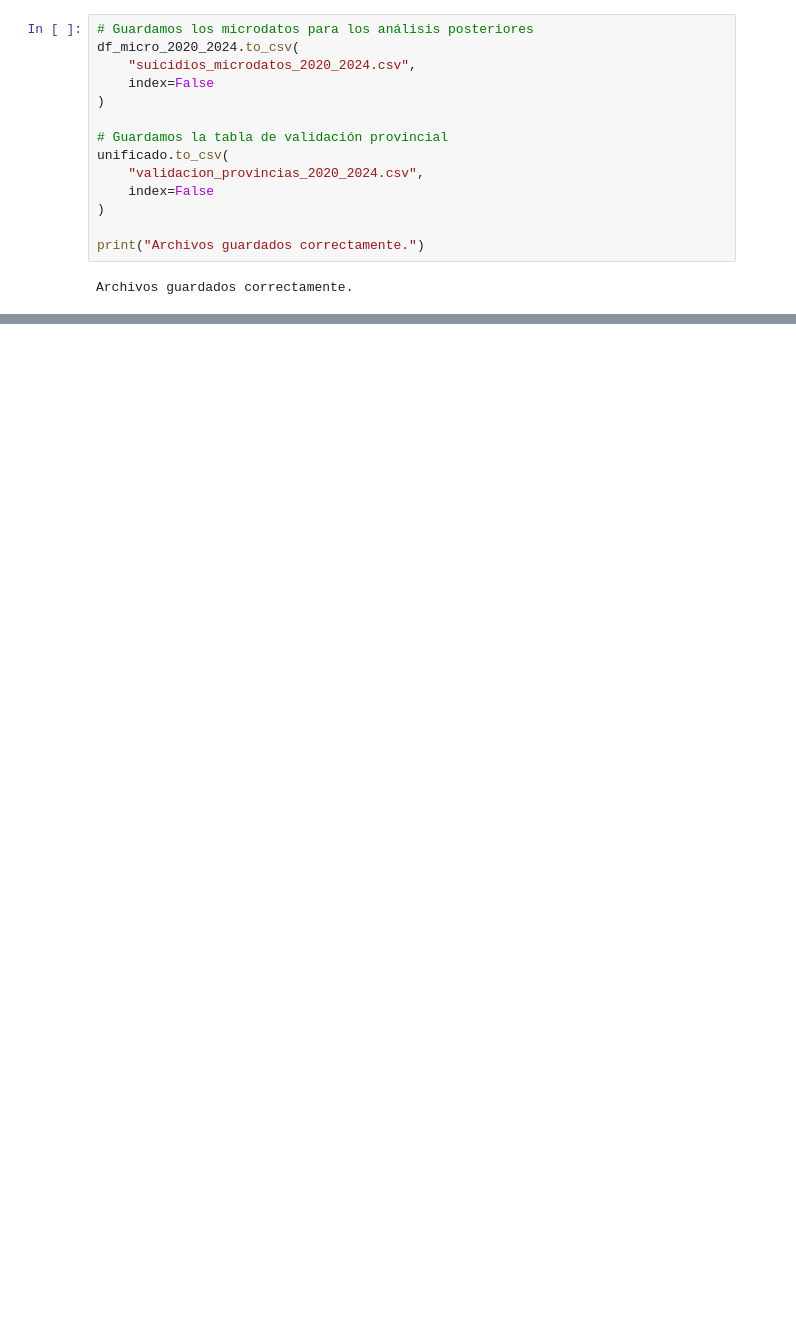
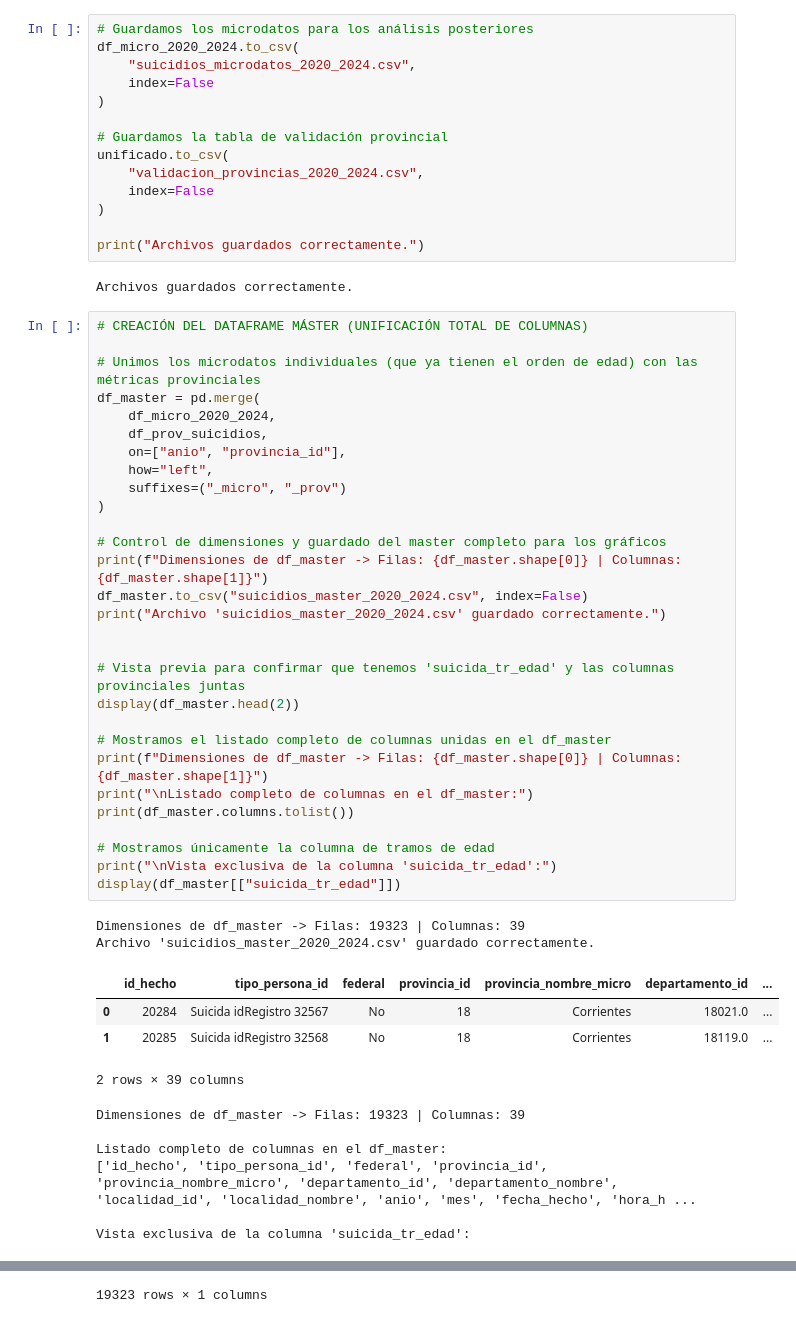
Before and after one commit to fce-laboratoriotp/tp-labo, a Jupyter notebook: notebook_prueba.ipynb, the cells around one changed output, grey strips where cells are left out. Cells and saved outputs as stored; diff of their text form; blank space fills up the shorter version.

Commit message:
creación y guardado del df_master junto con las vistas de control de columnas y de la columna de tramos de edad.

```diff
--- a/notebook_prueba.ipynb
+++ b/notebook_prueba.ipynb
@@ -349,3 +349,45 @@ unificado.to_csv(
 print("Archivos guardados correctamente.")
 # %% [output]
 Archivos guardados correctamente.
+# %%
+# CREACIÓN DEL DATAFRAME MÁSTER (UNIFICACIÓN TOTAL DE COLUMNAS)
+
+# Unimos los microdatos individuales (que ya tienen el orden de edad) con las métricas provinciales
+df_master = pd.merge(
+    df_micro_2020_2024,
+    df_prov_suicidios,
+    on=["anio", "provincia_id"],
+    how="left",
+    suffixes=("_micro", "_prov")
+)
+
+# Control de dimensiones y guardado del master completo para los gráficos
+print(f"Dimensiones de df_master -> Filas: {df_master.shape[0]} | Columnas: {df_master.shape[1]}")
+df_master.to_csv("suicidios_master_2020_2024.csv", index=False)
+print("Archivo 'suicidios_master_2020_2024.csv' guardado correctamente.")
+
+
+# Vista previa para confirmar que tenemos 'suicida_tr_edad' y las columnas provinciales juntas
+display(df_master.head(2))
+
+# Mostramos el listado completo de columnas unidas en el df_master
+print(f"Dimensiones de df_master -> Filas: {df_master.shape[0]} | Columnas: {df_master.shape[1]}")
+print("\nListado completo de columnas en el df_master:")
+print(df_master.columns.tolist())
+
+# Mostramos únicamente la columna de tramos de edad
+print("\nVista exclusiva de la columna 'suicida_tr_edad':")
+display(df_master[["suicida_tr_edad"]])
+# %% [output]
+Dimensiones de df_master -> Filas: 19323 | Columnas: 39
+Archivo 'suicidios_master_2020_2024.csv' guardado correctamente.
+|  | id_hecho | tipo_persona_id | federal | provincia_id | provincia_nombre_micro | departamento_id | ... |
+| 0 | 20284 | Suicida idRegistro 32567 | No | 18 | Corrientes | 18021.0 | ... |
+| 1 | 20285 | Suicida idRegistro 32568 | No | 18 | Corrientes | 18119.0 | ... |
+2 rows × 39 columns
+Dimensiones de df_master -> Filas: 19323 | Columnas: 39
+
+Listado completo de columnas en el df_master:
+['id_hecho', 'tipo_persona_id', 'federal', 'provincia_id', 'provincia_nombre_micro', 'departamento_id', 'departamento_nombre', 'localidad_id', 'localidad_nombre', 'anio', 'mes', 'fecha_hecho', 'hora_h ...
+
+Vista exclusiva de la columna 'suicida_tr_edad':
@@ -351,0 +406 @@ Archivos guardados correctamente.
+19323 rows × 1 columns
```
Also changed, not shown: parts of 1 cell of this notebook.
